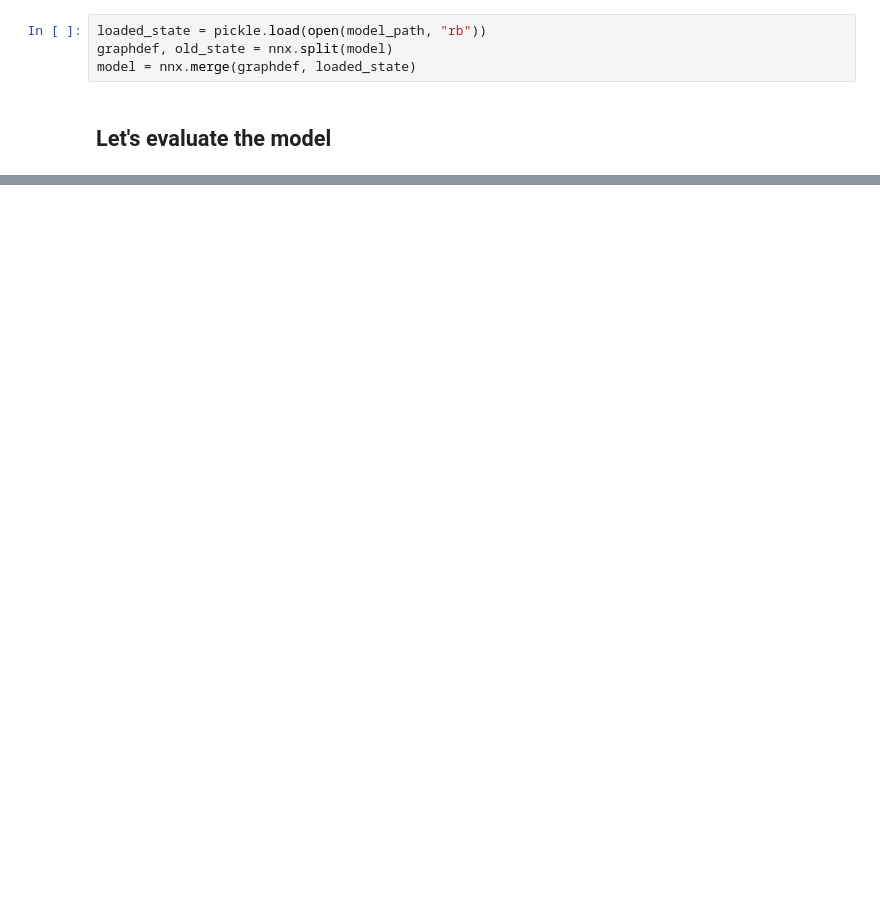
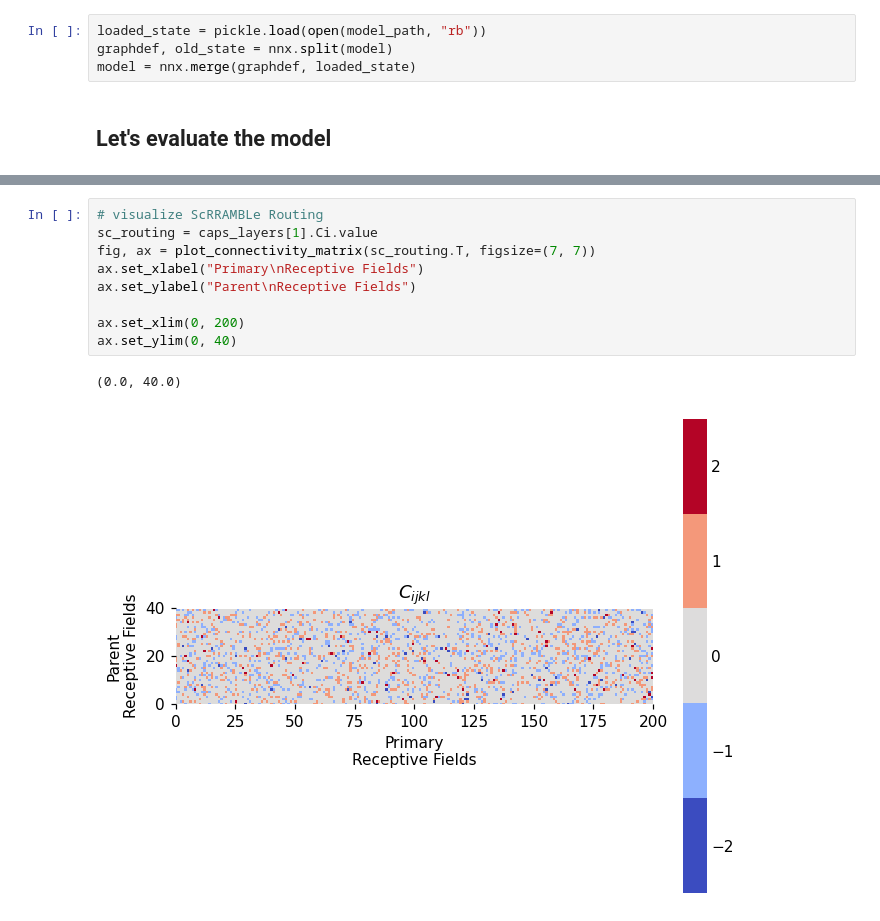
Before and after one commit to Integrated-Systems-Neuroengineering/scrramble, a Jupyter notebook: Notebooks/scrramble_mnist_recon.ipynb, the cells around one changed output, grey strips where cells are left out. Cells and saved outputs as stored; diff of their text form; blank space fills up the shorter version.

```diff
--- a/Notebooks/scrramble_mnist_recon.ipynb
+++ b/Notebooks/scrramble_mnist_recon.ipynb
@@ -220,0 +245,12 @@ print(batch['label'][:10])  # Print the first 10 labels
+# %%
+# visualize ScRRAMBLe Routing
+sc_routing = caps_layers[1].Ci.value
+fig, ax = plot_connectivity_matrix(sc_routing.T, figsize=(7, 7))
+ax.set_xlabel("Primary\nReceptive Fields")
+ax.set_ylabel("Parent\nReceptive Fields")
+
+ax.set_xlim(0, 200)
+ax.set_ylim(0, 40)
+# %% [output]
+(0.0, 40.0)
+[figure, added]
```
Also changed, not shown: parts of 13 cells of this notebook, 1 other file.
